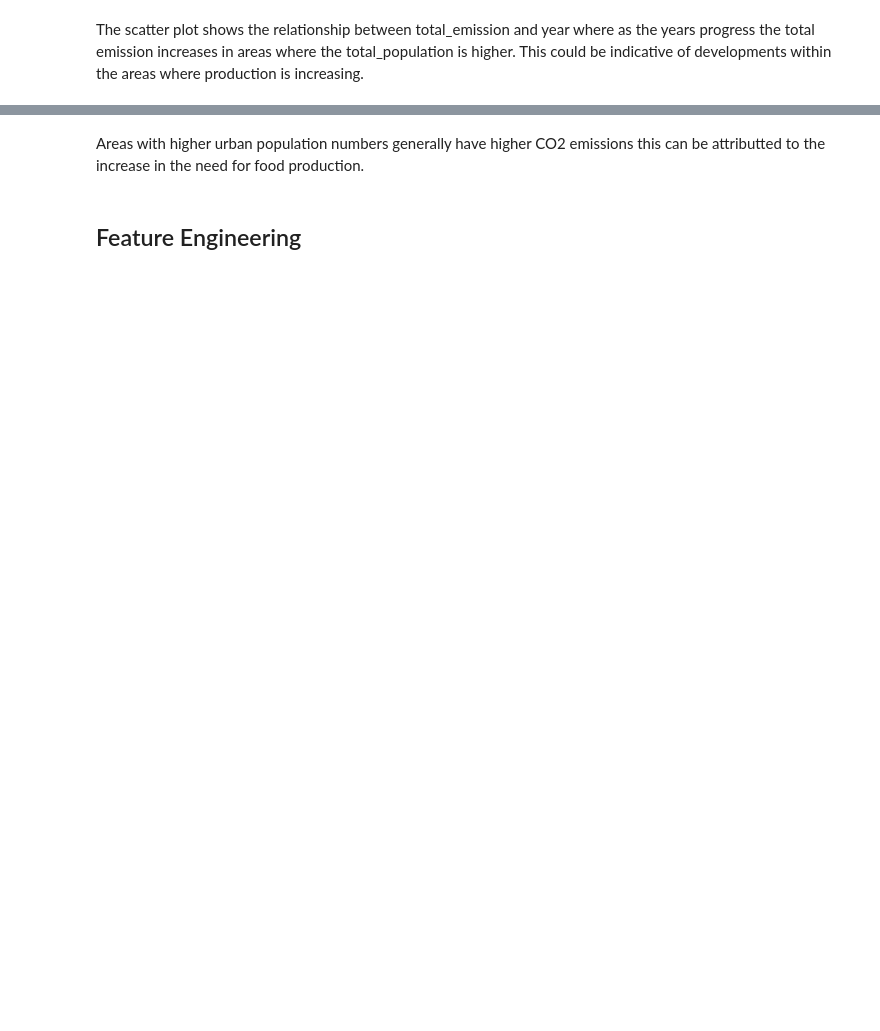
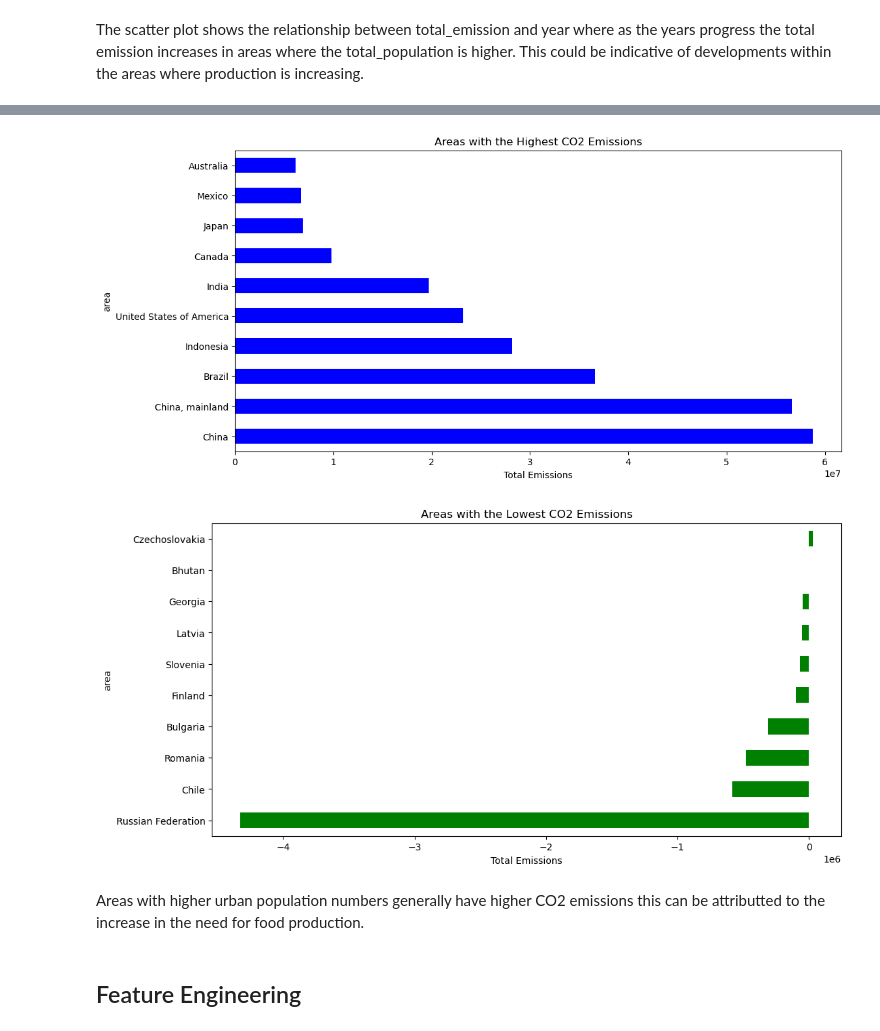
Before and after one commit to katekhuthie/ExploreAI-Regression-Final-Group-Project, a Jupyter notebook: Regression_Group_Project2 Final Submission.ipynb, the cells around one changed output, grey strips where cells are left out. Drawn from its saved outputs; the diff is of its cells as text; code cells hidden in the pictures; blank space fills up the shorter version.

```diff
--- a/Regression_Group_Project2 Final Submission.ipynb
+++ b/Regression_Group_Project2 Final Submission.ipynb
@@ -247,29 +439,32 @@ plt.show()
 # %%
 # Load the data
 data = pd.read_csv('cleaned_co2_emissions.csv')
 
 # Group the data by 'Area' and calculate the total emissions for each area
-total_emissions_by_area = data.groupby('Area')['total_emission'].sum()
+total_emissions_by_area = data.groupby('area')['total_emission'].sum()
 
 # Get the top 10 and bottom 10 areas with the highest and lowest emissions
 top10_emissions_areas = total_emissions_by_area.nlargest(10)
 bottom10_emissions_areas = total_emissions_by_area.nsmallest(10)
 
 # Plot the top 10 areas with the highest emissions as a horizontal bar graph
 plt.figure(figsize=(12, 6))
 top10_emissions_areas.plot(kind='barh', color='blue')
 plt.title('Areas with the Highest CO2 Emissions')
 plt.xlabel('Total Emissions')
-plt.ylabel('Area')
+plt.ylabel('area')
 plt.show()
 
 # Plot the bottom 10 areas with the lowest emissions as a horizontal bar graph
 plt.figure(figsize=(12, 6))
 bottom10_emissions_areas.plot(kind='barh', color='green')
 plt.title('Areas with the Lowest CO2 Emissions')
 plt.xlabel('Total Emissions')
-plt.ylabel('Area')
+plt.ylabel('area')
 plt.show()
+# %% [output]
+[figure, added]
+[figure, added]
 # %% [markdown]
 Areas with higher urban population numbers generally have higher CO2 emissions this can be attributted to the increase in the need for food production.
 # %% [markdown]
```
Also changed, not shown: parts of 30 cells of this notebook, 2 other files.
